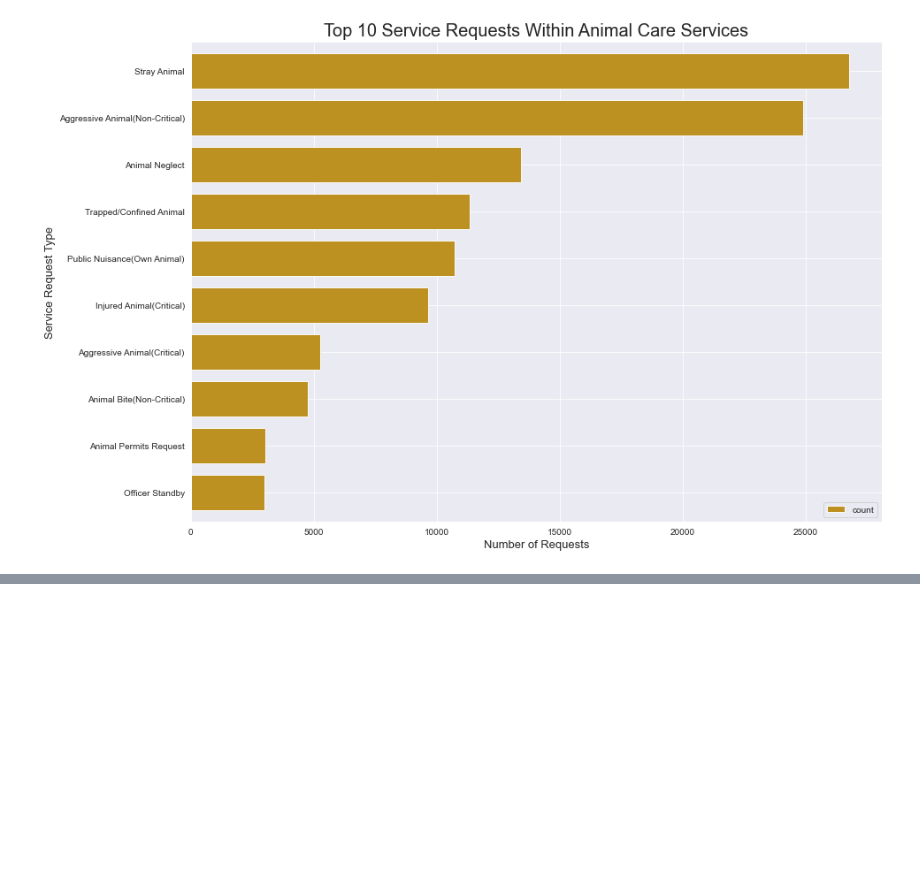
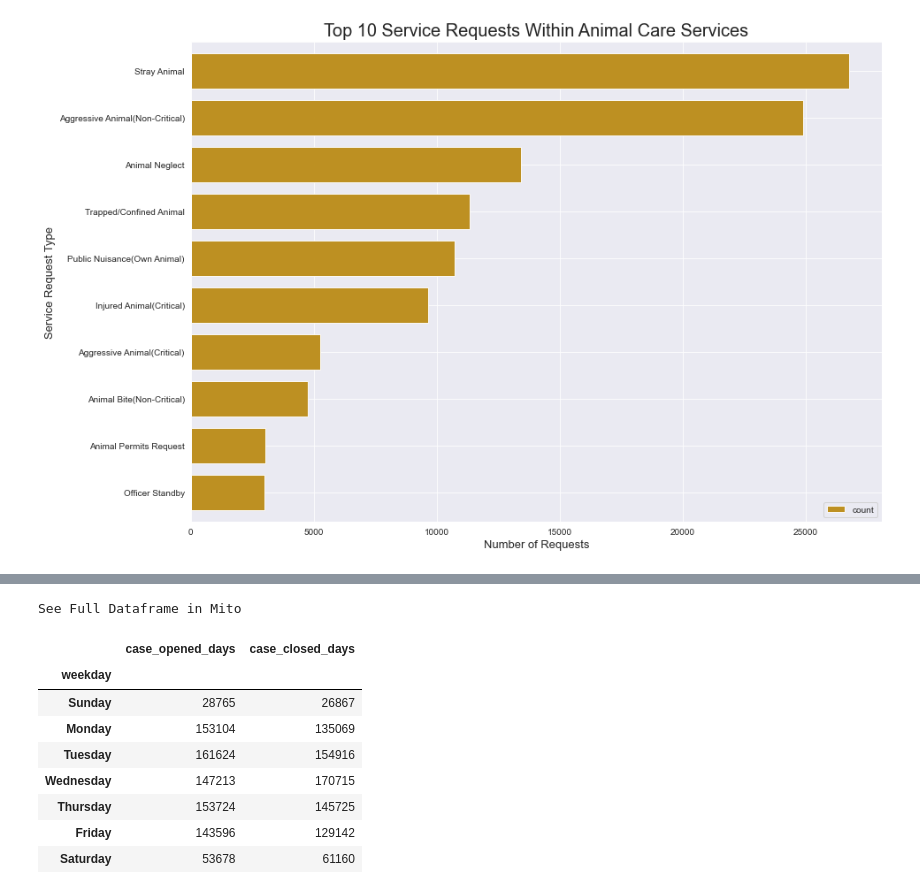
Before and after one commit to nicholas-dougherty/spark-exercises, a Jupyter notebook: explore.ipynb, the cells around one changed output, grey strips where cells are left out. Cells and saved outputs as stored; diff of their text form; code cells hidden in the pictures; blank space fills up the shorter version.

```diff
--- a/explore.ipynb
+++ b/explore.ipynb
@@ -363,0 +454,26 @@ with sns.axes_style('darkgrid'):
+# %%
+# bring it all together
+all_dates = open_days.merge(closed_days, how = 'left', on = 'weekday')
+
+#drop numbered_day
+all_dates = all_dates.drop(columns = ['numbered_day_x', 'numbered_day_y'])
+
+
+# set index to day and rename columns for clarity
+all_dates = all_dates.set_index('weekday').rename(columns = {'count_x': 'case_opened_days', 'count_y': 'case_closed_days'})
+
+# drop nulls, that's from cases not being closed yet
+all_dates = all_dates.dropna()
+
+all_dates
+# %% [output]
+See Full Dataframe in Mito
+|  | case_opened_days | case_closed_days |
+| weekday |  |  |
+| Sunday | 28765 | 26867 |
+| Monday | 153104 | 135069 |
+| Tuesday | 161624 | 154916 |
+| Wednesday | 147213 | 170715 |
+| Thursday | 153724 | 145725 |
+| Friday | 143596 | 129142 |
+| Saturday | 53678 | 61160 |
```
Also changed, not shown: parts of 4 cells of this notebook.
